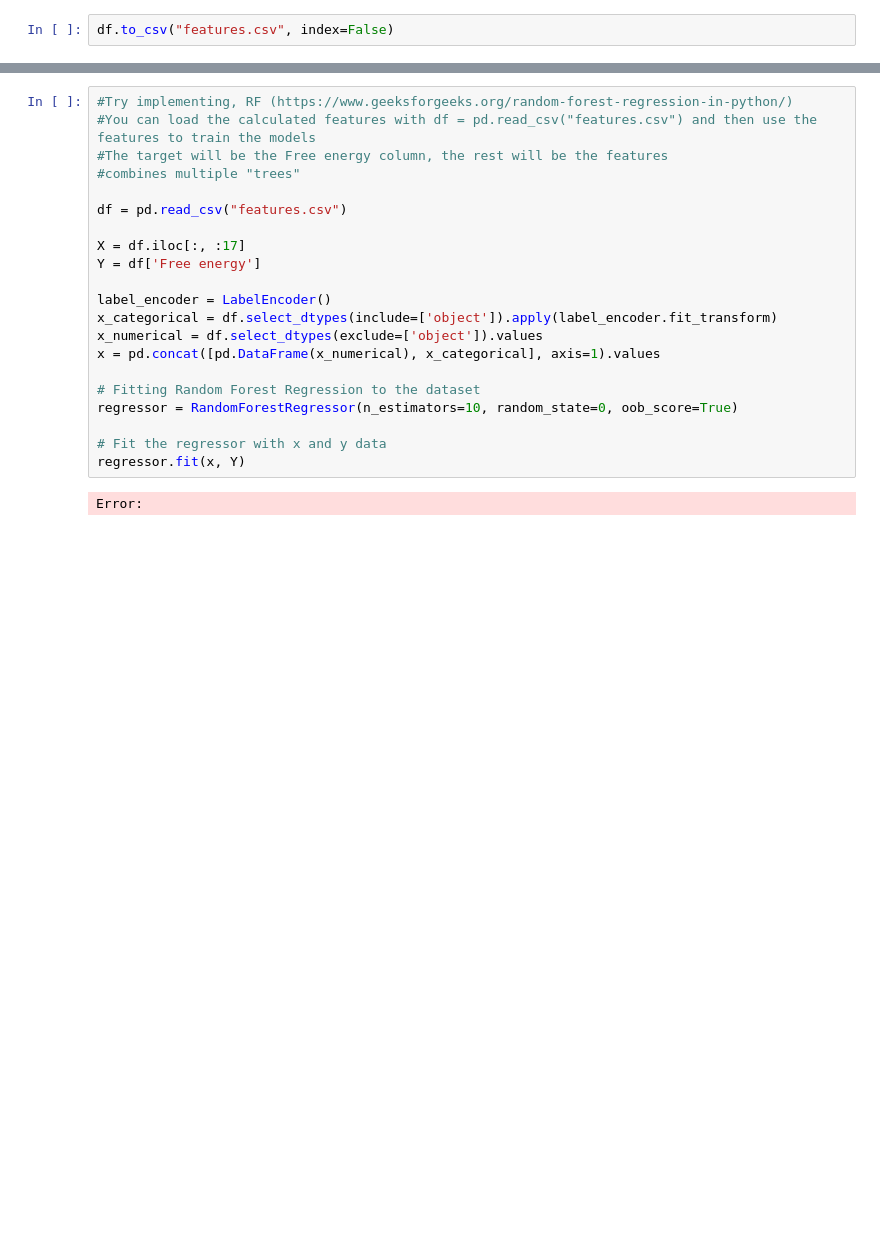
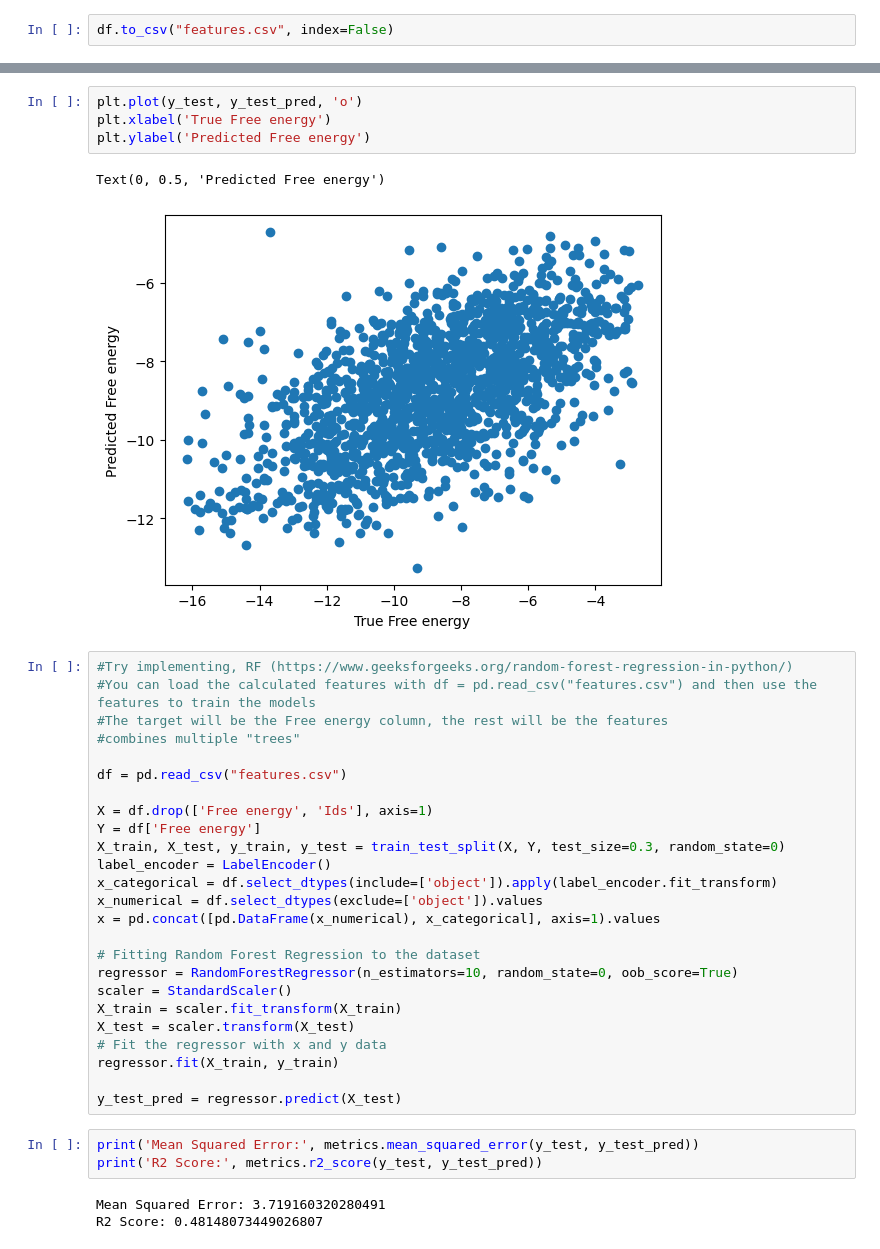
Before and after one commit to francoviscarra/BFE_ML, a Jupyter notebook: feature_calc/physicochemical_features.ipynb, the cells around one changed output, grey strips where cells are left out. Cells and saved outputs as stored; diff of their text form; blank space fills up the shorter version.

```diff
--- a/feature_calc/physicochemical_features.ipynb
+++ b/feature_calc/physicochemical_features.ipynb
@@ -626,3 +705,10 @@ y_test_pred = logit.predict(X_test)
+# %%
+plt.plot(y_test, y_test_pred, 'o')
+plt.xlabel('True Free energy')
+plt.ylabel('Predicted Free energy')
+# %% [output]
+Text(0, 0.5, 'Predicted Free energy')
+[figure, added]
 # %%
 #Try implementing, RF (https://www.geeksforgeeks.org/random-forest-regression-in-python/)
 #You can load the calculated features with df = pd.read_csv("features.csv") and then use the features to train the models
@@ -631,9 +717,9 @@ y_test_pred = logit.predict(X_test)
 
 df = pd.read_csv("features.csv")
 
-X = df.iloc[:, :17]
+X = df.drop(['Free energy', 'Ids'], axis=1)
 Y = df['Free energy']
-
+X_train, X_test, y_train, y_test = train_test_split(X, Y, test_size=0.3, random_state=0)
 label_encoder = LabelEncoder()
 x_categorical = df.select_dtypes(include=['object']).apply(label_encoder.fit_transform)
 x_numerical = df.select_dtypes(exclude=['object']).values
@@ -641,8 +727,16 @@ x = pd.concat([pd.DataFrame(x_numerical), x_categorical], axis=1).values
 
 # Fitting Random Forest Regression to the dataset
 regressor = RandomForestRegressor(n_estimators=10, random_state=0, oob_score=True)
+scaler = StandardScaler()
+X_train = scaler.fit_transform(X_train)
+X_test = scaler.transform(X_test)
+# Fit the regressor with x and y data
+regressor.fit(X_train, y_train)
 
-# Fit the regressor with x and y data
-regressor.fit(x, Y)
+y_test_pred = regressor.predict(X_test)
-# %% [output]
-Error:
+# %%
+print('Mean Squared Error:', metrics.mean_squared_error(y_test, y_test_pred))
+print('R2 Score:', metrics.r2_score(y_test, y_test_pred))
+# %% [output]
+Mean Squared Error: 3.719160320280491
+R2 Score: 0.48148073449026807
```
Also changed, not shown: parts of 13 cells of this notebook.
